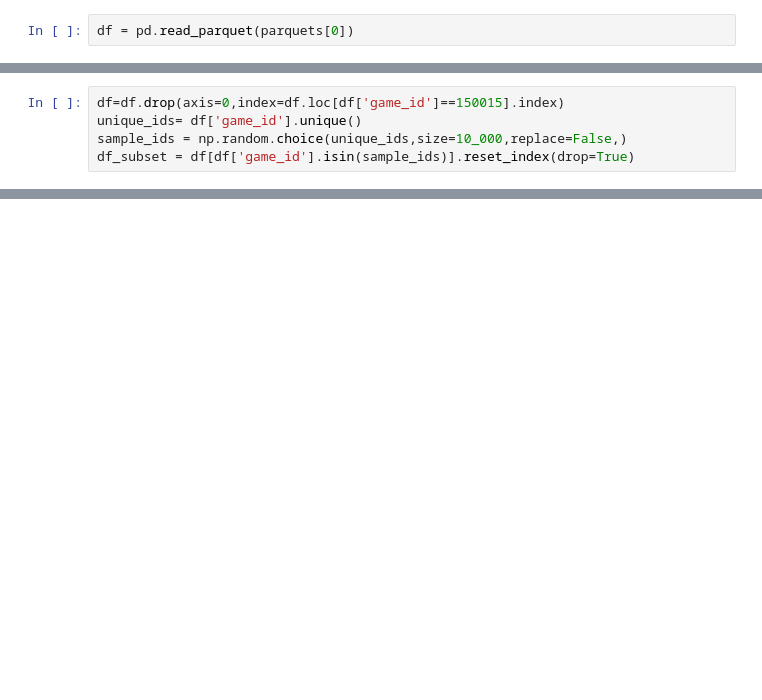
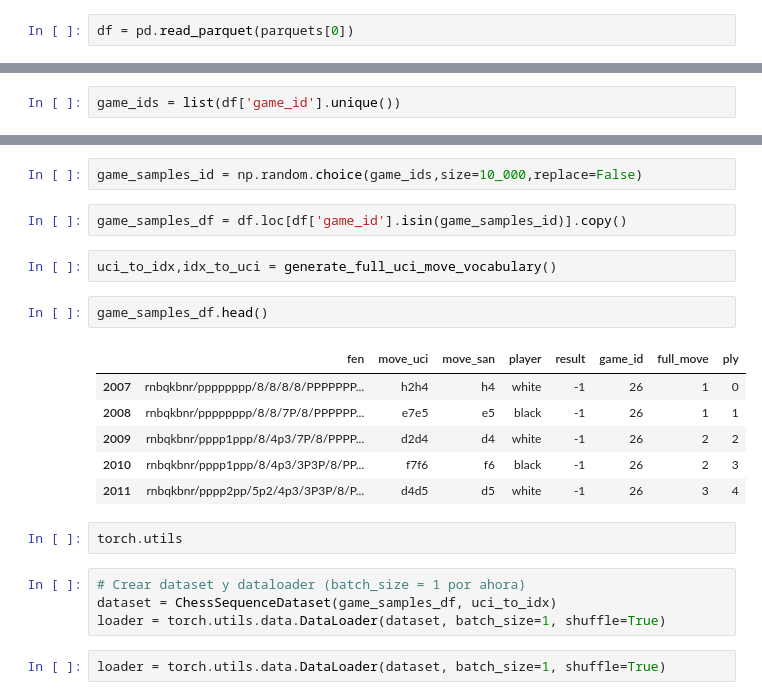
Before and after one commit to Sergio-rod/chess_engine, a Jupyter notebook: notebooks/EDA.ipynb, the cells around one changed output, grey strips where cells are left out. Cells and saved outputs as stored; diff of their text form; blank space fills up the shorter version.

```diff
--- a/notebooks/EDA.ipynb
+++ b/notebooks/EDA.ipynb
@@ -178,5 +240,0 @@ class ChessSequenceDataset(torch.utils.data.Dataset):
-# %%
-df=df.drop(axis=0,index=df.loc[df['game_id']==150015].index)
-unique_ids= df['game_id'].unique()
-sample_ids = np.random.choice(unique_ids,size=10_000,replace=False,)
-df_subset = df[df['game_id'].isin(sample_ids)].reset_index(drop=True)
@@ -204,0 +241,2 @@ test['ply'] = ply
+# %%
+game_ids = list(df['game_id'].unique())
@@ -204,0 +263,23 @@ test['ply'] = ply
+# %%
+game_samples_id = np.random.choice(game_ids,size=10_000,replace=False)
+# %%
+game_samples_df = df.loc[df['game_id'].isin(game_samples_id)].copy()
+# %%
+uci_to_idx,idx_to_uci = generate_full_uci_move_vocabulary()
+# %%
+game_samples_df.head()
+# %% [output]
+|  | fen | move_uci | move_san | player | result | game_id | full_move | ply |
+| 2007 | rnbqkbnr/pppppppp/8/8/8/8/PPPPPPP... | h2h4 | h4 | white | -1 | 26 | 1 | 0 |
+| 2008 | rnbqkbnr/pppppppp/8/8/7P/8/PPPPPP... | e7e5 | e5 | black | -1 | 26 | 1 | 1 |
+| 2009 | rnbqkbnr/pppp1ppp/8/4p3/7P/8/PPPP... | d2d4 | d4 | white | -1 | 26 | 2 | 2 |
+| 2010 | rnbqkbnr/pppp1ppp/8/4p3/3P3P/8/PP... | f7f6 | f6 | black | -1 | 26 | 2 | 3 |
+| 2011 | rnbqkbnr/pppp2pp/5p2/4p3/3P3P/8/P... | d4d5 | d5 | white | -1 | 26 | 3 | 4 |
+# %%
+torch.utils
+# %%
+# Crear dataset y dataloader (batch_size = 1 por ahora)
+dataset = ChessSequenceDataset(game_samples_df, uci_to_idx)
+loader = torch.utils.data.DataLoader(dataset, batch_size=1, shuffle=True)
+# %%
+loader = torch.utils.data.DataLoader(dataset, batch_size=1, shuffle=True)
```
Also changed, not shown: parts of 19 cells of this notebook.
